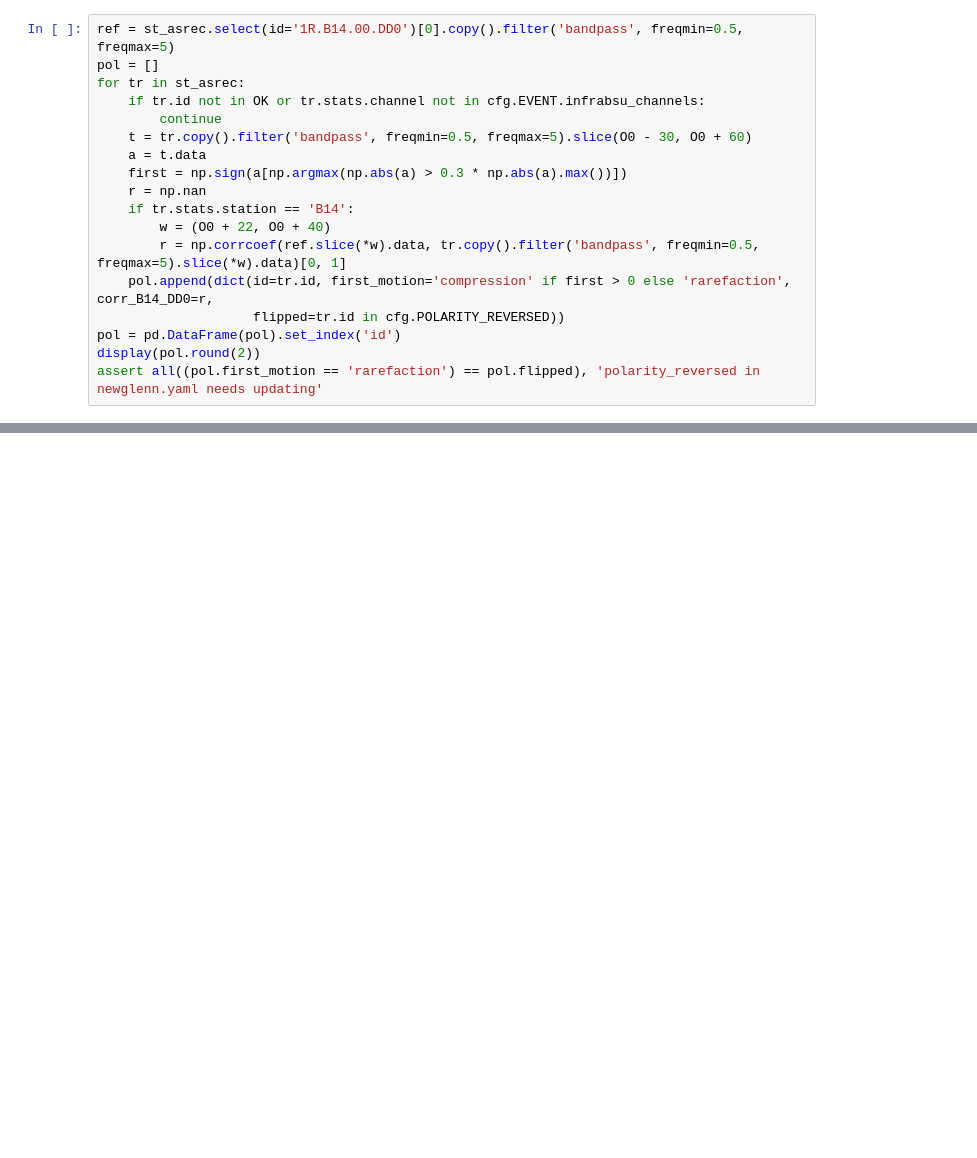
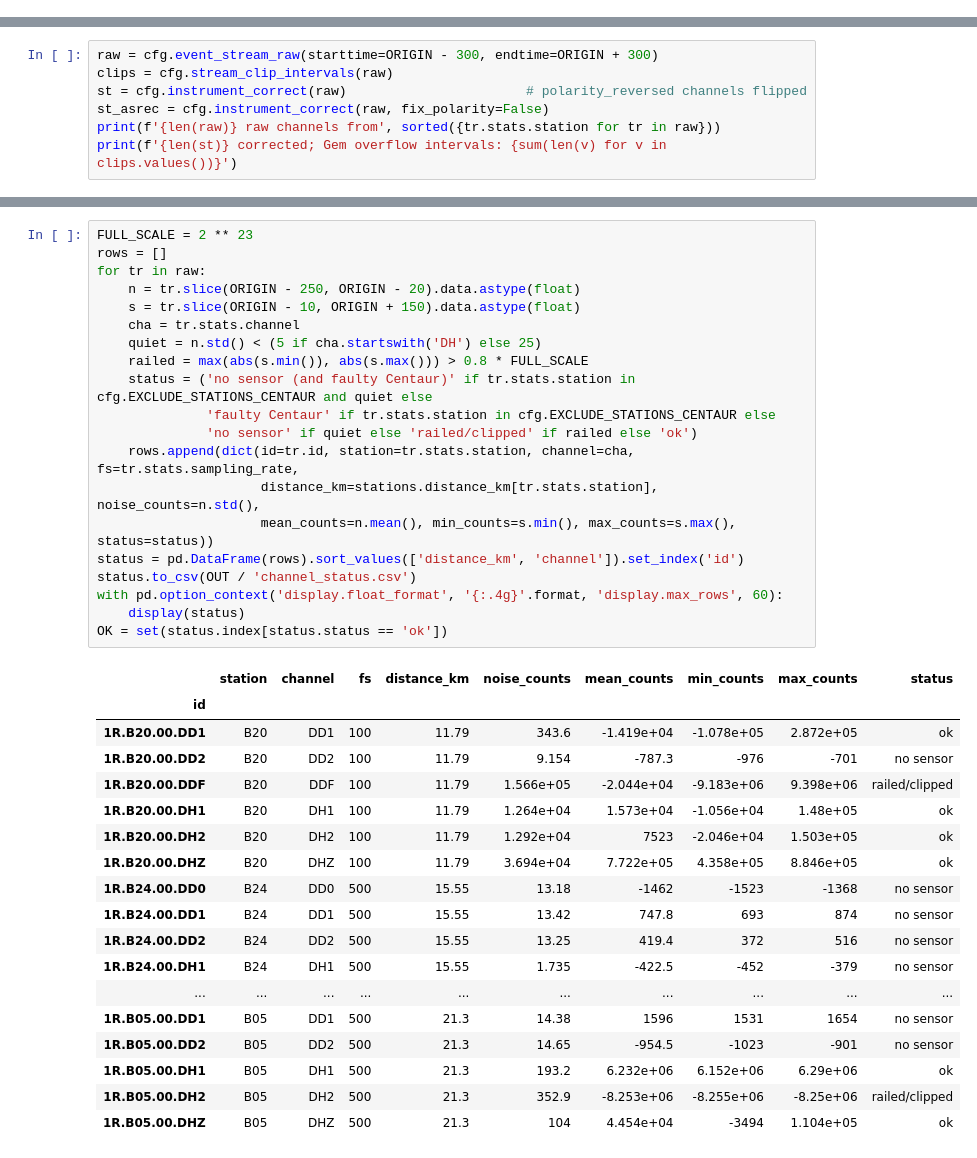
Before and after one commit to gthompson/KSCRocketSeismology, a Jupyter notebook: 10_NewGlenn_paper/22_data_overview.ipynb, the cells around one changed output, grey strips where cells are left out. Cells and saved outputs as stored; diff of their text form; blank space fills up the shorter version.

```diff
--- a/10_NewGlenn_paper/22_data_overview.ipynb
+++ b/10_NewGlenn_paper/22_data_overview.ipynb
@@ -110,18 +0,0 @@ A blast wave starts with a compression. For each working infraBSU: the sign of t
-# %%
-ref = st_asrec.select(id='1R.B14.00.DD0')[0].copy().filter('bandpass', freqmin=0.5, freqmax=5)
-pol = []
-for tr in st_asrec:
-    if tr.id not in OK or tr.stats.channel not in cfg.EVENT.infrabsu_channels:
-        continue
-    t = tr.copy().filter('bandpass', freqmin=0.5, freqmax=5).slice(O0 - 30, O0 + 60)
-    a = t.data
-    first = np.sign(a[np.argmax(np.abs(a) > 0.3 * np.abs(a).max())])
-    r = np.nan
-    if tr.stats.station == 'B14':
-        w = (O0 + 22, O0 + 40)
-        r = np.corrcoef(ref.slice(*w).data, tr.copy().filter('bandpass', freqmin=0.5, freqmax=5).slice(*w).data)[0, 1]
-    pol.append(dict(id=tr.id, first_motion='compression' if first > 0 else 'rarefaction', corr_B14_DD0=r,
-                    flipped=tr.id in cfg.POLARITY_REVERSED))
-pol = pd.DataFrame(pol).set_index('id')
-display(pol.round(2))
-assert all((pol.first_motion == 'rarefaction') == pol.flipped), 'polarity_reversed in newglenn.yaml needs updating'
@@ -368,0 +53,7 @@ Written from the run whose outputs are above; re-read if the configuration chang
+# %%
+raw = cfg.event_stream_raw(starttime=ORIGIN - 300, endtime=ORIGIN + 300)
+clips = cfg.stream_clip_intervals(raw)
+st = cfg.instrument_correct(raw)                       # polarity_reversed channels flipped
+st_asrec = cfg.instrument_correct(raw, fix_polarity=False)
+print(f'{len(raw)} raw channels from', sorted({tr.stats.station for tr in raw}))
+print(f'{len(st)} corrected; Gem overflow intervals: {sum(len(v) for v in clips.values())}')
@@ -368,0 +69,39 @@ Written from the run whose outputs are above; re-read if the configuration chang
+# %%
+FULL_SCALE = 2 ** 23
+rows = []
+for tr in raw:
+    n = tr.slice(ORIGIN - 250, ORIGIN - 20).data.astype(float)
+    s = tr.slice(ORIGIN - 10, ORIGIN + 150).data.astype(float)
+    cha = tr.stats.channel
+    quiet = n.std() < (5 if cha.startswith('DH') else 25)
+    railed = max(abs(s.min()), abs(s.max())) > 0.8 * FULL_SCALE
+    status = ('no sensor (and faulty Centaur)' if tr.stats.station in cfg.EXCLUDE_STATIONS_CENTAUR and quiet else
+              'faulty Centaur' if tr.stats.station in cfg.EXCLUDE_STATIONS_CENTAUR else
+              'no sensor' if quiet else 'railed/clipped' if railed else 'ok')
+    rows.append(dict(id=tr.id, station=tr.stats.station, channel=cha, fs=tr.stats.sampling_rate,
+                     distance_km=stations.distance_km[tr.stats.station], noise_counts=n.std(),
+                     mean_counts=n.mean(), min_counts=s.min(), max_counts=s.max(), status=status))
+status = pd.DataFrame(rows).sort_values(['distance_km', 'channel']).set_index('id')
+status.to_csv(OUT / 'channel_status.csv')
+with pd.option_context('display.float_format', '{:.4g}'.format, 'display.max_rows', 60):
+    display(status)
+OK = set(status.index[status.status == 'ok'])
+# %% [output]
+|  | station | channel | fs | distance_km | noise_counts | mean_counts | min_counts | max_counts | status |
+| id |  |  |  |  |  |  |  |  |  |
+| 1R.B20.00.DD1 | B20 | DD1 | 100 | 11.79 | 343.6 | -1.419e+04 | -1.078e+05 | 2.872e+05 | ok |
+| 1R.B20.00.DD2 | B20 | DD2 | 100 | 11.79 | 9.154 | -787.3 | -976 | -701 | no sensor |
+| 1R.B20.00.DDF | B20 | DDF | 100 | 11.79 | 1.566e+05 | -2.044e+04 | -9.183e+06 | 9.398e+06 | railed/clipped |
+| 1R.B20.00.DH1 | B20 | DH1 | 100 | 11.79 | 1.264e+04 | 1.573e+04 | -1.056e+04 | 1.48e+05 | ok |
+| 1R.B20.00.DH2 | B20 | DH2 | 100 | 11.79 | 1.292e+04 | 7523 | -2.046e+04 | 1.503e+05 | ok |
+| 1R.B20.00.DHZ | B20 | DHZ | 100 | 11.79 | 3.694e+04 | 7.722e+05 | 4.358e+05 | 8.846e+05 | ok |
+| 1R.B24.00.DD0 | B24 | DD0 | 500 | 15.55 | 13.18 | -1462 | -1523 | -1368 | no sensor |
+| 1R.B24.00.DD1 | B24 | DD1 | 500 | 15.55 | 13.42 | 747.8 | 693 | 874 | no sensor |
+| 1R.B24.00.DD2 | B24 | DD2 | 500 | 15.55 | 13.25 | 419.4 | 372 | 516 | no sensor |
+| 1R.B24.00.DH1 | B24 | DH1 | 500 | 15.55 | 1.735 | -422.5 | -452 | -379 | no sensor |
+| ... | ... | ... | ... | ... | ... | ... | ... | ... | ... |
+| 1R.B05.00.DD1 | B05 | DD1 | 500 | 21.3 | 14.38 | 1596 | 1531 | 1654 | no sensor |
+| 1R.B05.00.DD2 | B05 | DD2 | 500 | 21.3 | 14.65 | -954.5 | -1023 | -901 | no sensor |
+| 1R.B05.00.DH1 | B05 | DH1 | 500 | 21.3 | 193.2 | 6.232e+06 | 6.152e+06 | 6.29e+06 | ok |
+| 1R.B05.00.DH2 | B05 | DH2 | 500 | 21.3 | 352.9 | -8.253e+06 | -8.255e+06 | -8.25e+06 | railed/clipped |
+| 1R.B05.00.DHZ | B05 | DHZ | 500 | 21.3 | 104 | 4.454e+04 | -3494 | 1.104e+05 | ok |
```
Also changed, not shown: parts of 36 cells of this notebook, 10 other files.
